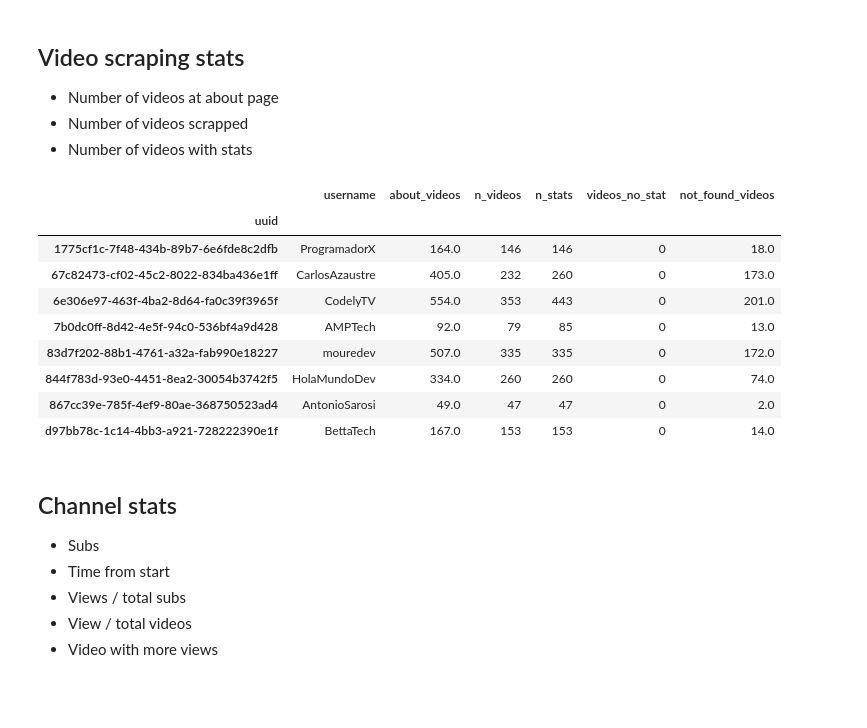
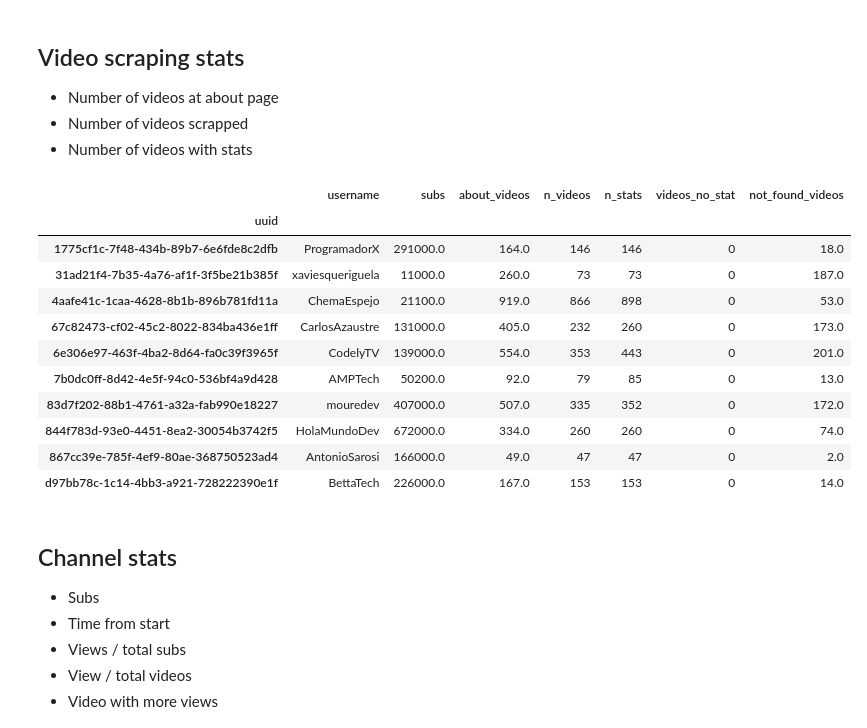
Before and after one commit to BrianValdiviesoDev/social-analyzer-api, a Jupyter notebook: notebooks/analytics.ipynb, the cells around one changed output. Saved outputs shown, nothing was run; the diff lists cells and outputs as text; code cells hidden in the pictures; blank space fills up the shorter version.

```diff
--- a/notebooks/analytics.ipynb
+++ b/notebooks/analytics.ipynb
@@ -31,32 +31,35 @@ statsTable = "youtube_stats"
 # %%
 query = f'''
 SELECT
     {channelsTable}.*,
+    MAX({statsTable}.subs) as subs,
     MAX({statsTable}.videos) as about_videos,
     COUNT(DISTINCT {videosTable}.uuid) as n_videos,
     COUNT(DISTINCT {videoStatsTable}.uuid) as n_stats,
     COUNT(DISTINCT CASE WHEN {videoStatsTable}.uuid IS NULL THEN {videosTable}.uuid ELSE NULL END) as videos_no_stat,
     (MAX({statsTable}.videos) - COUNT(DISTINCT {videosTable}.uuid)) as not_found_videos
 from {videosTable}
 LEFT JOIN {channelsTable} ON {channelsTable}.uuid = {videosTable}.youtube_channel
 LEFT JOIN {statsTable} ON {statsTable}.youtube_channel = {channelsTable}.uuid
 LEFT JOIN {videoStatsTable} ON {videoStatsTable}.video = {videosTable}.uuid
 GROUP BY
     {channelsTable}.uuid
 '''
 df = pd.read_sql(query, engine, index_col="uuid")
 df
 # %% [output]
-|  | username | about_videos | n_videos | n_stats | videos_no_stat | not_found_videos |
-| uuid |  |  |  |  |  |  |
-| 1775cf1c-7f48-434b-89b7-6e6fde8c2dfb | ProgramadorX | 164.0 | 146 | 146 | 0 | 18.0 |
-| 67c82473-cf02-45c2-8022-834ba436e1ff | CarlosAzaustre | 405.0 | 232 | 260 | 0 | 173.0 |
-| 6e306e97-463f-4ba2-8d64-fa0c39f3965f | CodelyTV | 554.0 | 353 | 443 | 0 | 201.0 |
-| 7b0dc0ff-8d42-4e5f-94c0-536bf4a9d428 | AMPTech | 92.0 | 79 | 85 | 0 | 13.0 |
-| 83d7f202-88b1-4761-a32a-fab990e18227 | mouredev | 507.0 | 335 | 335 | 0 | 172.0 |
-| 844f783d-93e0-4451-8ea2-30054b3742f5 | HolaMundoDev | 334.0 | 260 | 260 | 0 | 74.0 |
-| 867cc39e-785f-4ef9-80ae-368750523ad4 | AntonioSarosi | 49.0 | 47 | 47 | 0 | 2.0 |
-| d97bb78c-1c14-4bb3-a921-728222390e1f | BettaTech | 167.0 | 153 | 153 | 0 | 14.0 |
+|  | username | subs | about_videos | n_videos | n_stats | videos_no_stat | not_found_videos |
+| uuid |  |  |  |  |  |  |  |
+| 1775cf1c-7f48-434b-89b7-6e6fde8c2dfb | ProgramadorX | 291000.0 | 164.0 | 146 | 146 | 0 | 18.0 |
+| 31ad21f4-7b35-4a76-af1f-3f5be21b385f | xaviesqueriguela | 11000.0 | 260.0 | 73 | 73 | 0 | 187.0 |
+| 4aafe41c-1caa-4628-8b1b-896b781fd11a | ChemaEspejo | 21100.0 | 919.0 | 866 | 898 | 0 | 53.0 |
+| 67c82473-cf02-45c2-8022-834ba436e1ff | CarlosAzaustre | 131000.0 | 405.0 | 232 | 260 | 0 | 173.0 |
+| 6e306e97-463f-4ba2-8d64-fa0c39f3965f | CodelyTV | 139000.0 | 554.0 | 353 | 443 | 0 | 201.0 |
+| 7b0dc0ff-8d42-4e5f-94c0-536bf4a9d428 | AMPTech | 50200.0 | 92.0 | 79 | 85 | 0 | 13.0 |
+| 83d7f202-88b1-4761-a32a-fab990e18227 | mouredev | 407000.0 | 507.0 | 335 | 352 | 0 | 172.0 |
+| 844f783d-93e0-4451-8ea2-30054b3742f5 | HolaMundoDev | 672000.0 | 334.0 | 260 | 260 | 0 | 74.0 |
+| 867cc39e-785f-4ef9-80ae-368750523ad4 | AntonioSarosi | 166000.0 | 49.0 | 47 | 47 | 0 | 2.0 |
+| d97bb78c-1c14-4bb3-a921-728222390e1f | BettaTech | 226000.0 | 167.0 | 153 | 153 | 0 | 14.0 |
 # %% [markdown]
 ## Channel stats
 - Subs
```
Also changed, not shown: parts of 3 cells of this notebook, 6 other files.
